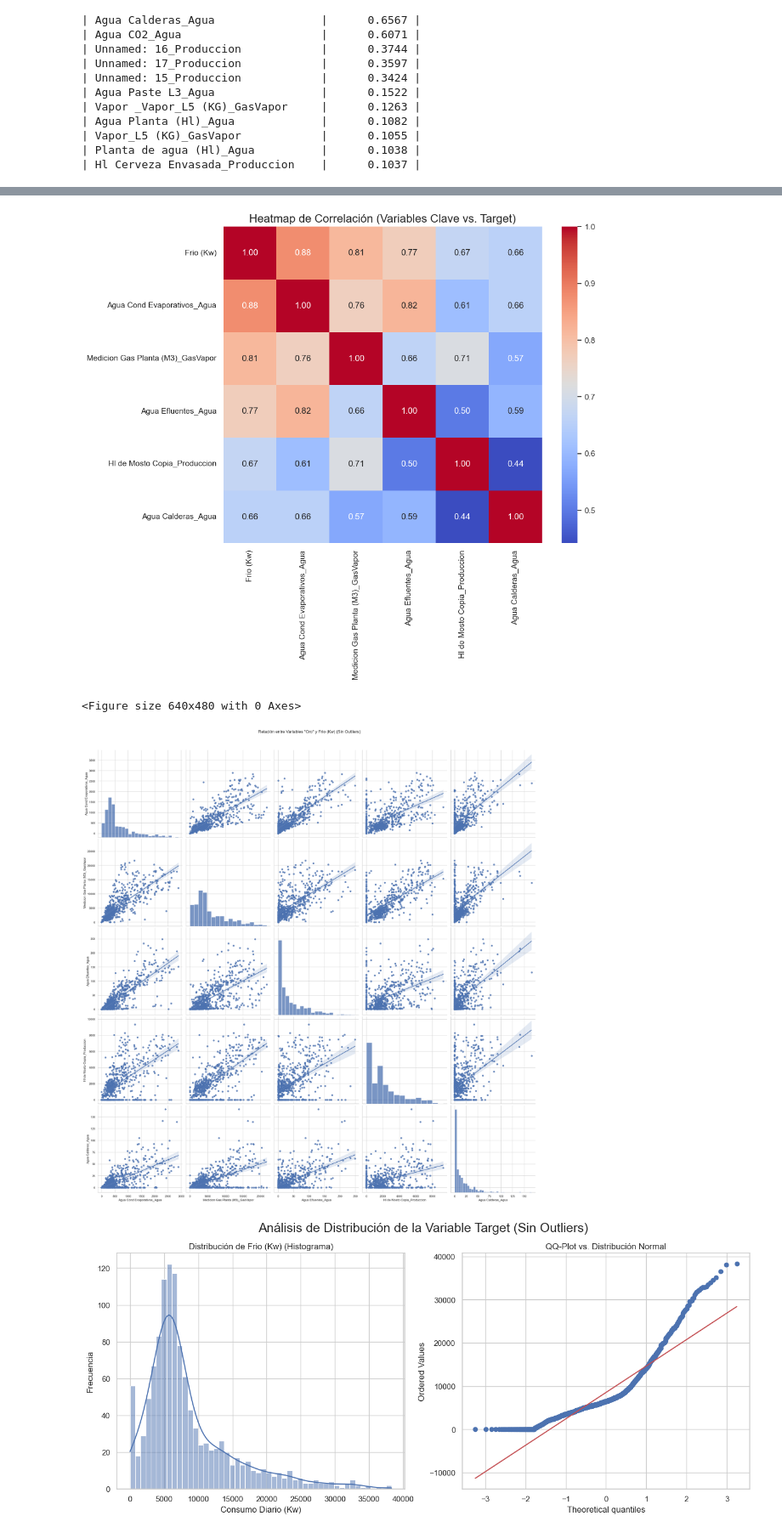
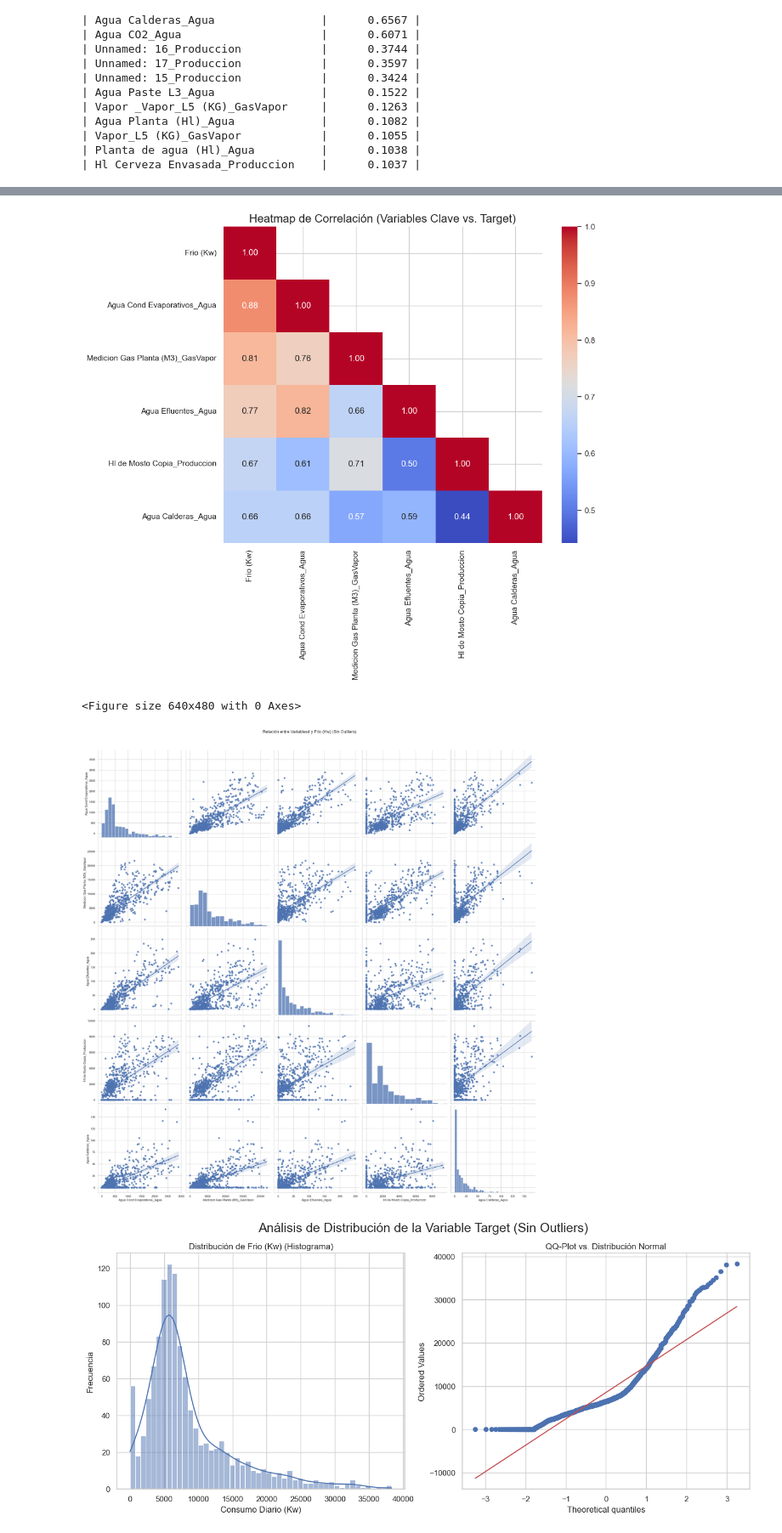
Before and after one commit to GonzaCardin/tp_final_ldd2, a Jupyter notebook: notebooks/eda.ipynb, the cells around one changed output, grey strips where cells are left out. Shown at 85% size. Drawn from its saved outputs; the diff is of its cells as text; code cells hidden in the pictures.

Commit message:
conclusiones finales y arreglos al eda

```diff
--- a/notebooks/eda.ipynb
+++ b/notebooks/eda.ipynb
@@ -362,39 +378,42 @@ features_for_heatmap = [target_col] + top_5_features
 features_for_scatter = top_5_features[:5]
 
 if 'df_daily_final' in locals():
+    # Calcula la correlación
     corr_subset = df_daily_final[features_for_heatmap].corr()
 
+    # creamos una máscara para ocultar el triángulo superior
+    # k=1 deja la diagonal principal visible
+    mask = np.triu(np.ones_like(corr_subset, dtype=bool), k=1)
     plt.figure(figsize=(10, 8))
     sns.heatmap(
         corr_subset,
+        mask=mask,       # aplicamosla máscara
         annot=True,
         fmt=".2f",
         cmap="coolwarm"
     )
     plt.title('Heatmap de Correlación (Variables Clave vs. Target)', fontsize=16)
     plt.show()
     plt.clf()
-
-   # Scatter Plots (Las 2 Variables "Oro") ---
 
     # usamos el DataFrame sin los outliers (df_plot_sane)
     if 'df_plot_sane' in locals():
         pairplot_fig = sns.pairplot(
             data=df_plot_sane,
             vars=features_for_scatter, # Solo las 2 variables
             y_vars=[target_col],
             kind='reg',
             height=5
         )
-        pairplot_fig.fig.suptitle('Relación entre Variables "Oro" y Frio (Kw) (Sin Outliers)', y=1.03, fontsize=16)
+        pairplot_fig.fig.suptitle('Relación entre Variablesd y Frio (Kw) (Sin Outliers)', y=1.03, fontsize=16)
         plt.show()
     else:
         print("El dataframe 'df_plot_sane' no se ha encontrado.")
 
 else:
-    print("El dataframe'df_daily_final' no encontrado. Ejecuta el Bloque 11 primero.")
+    print("El dataframe'df_daily_final' no encontrado.")
 # %% [output]
-[figure, old version]
+[figure, new version]
 <Figure size 640x480 with 0 Axes>
 [figure]
 # %%
```
Also changed, not shown: parts of 9 cells of this notebook, 1 other file.
